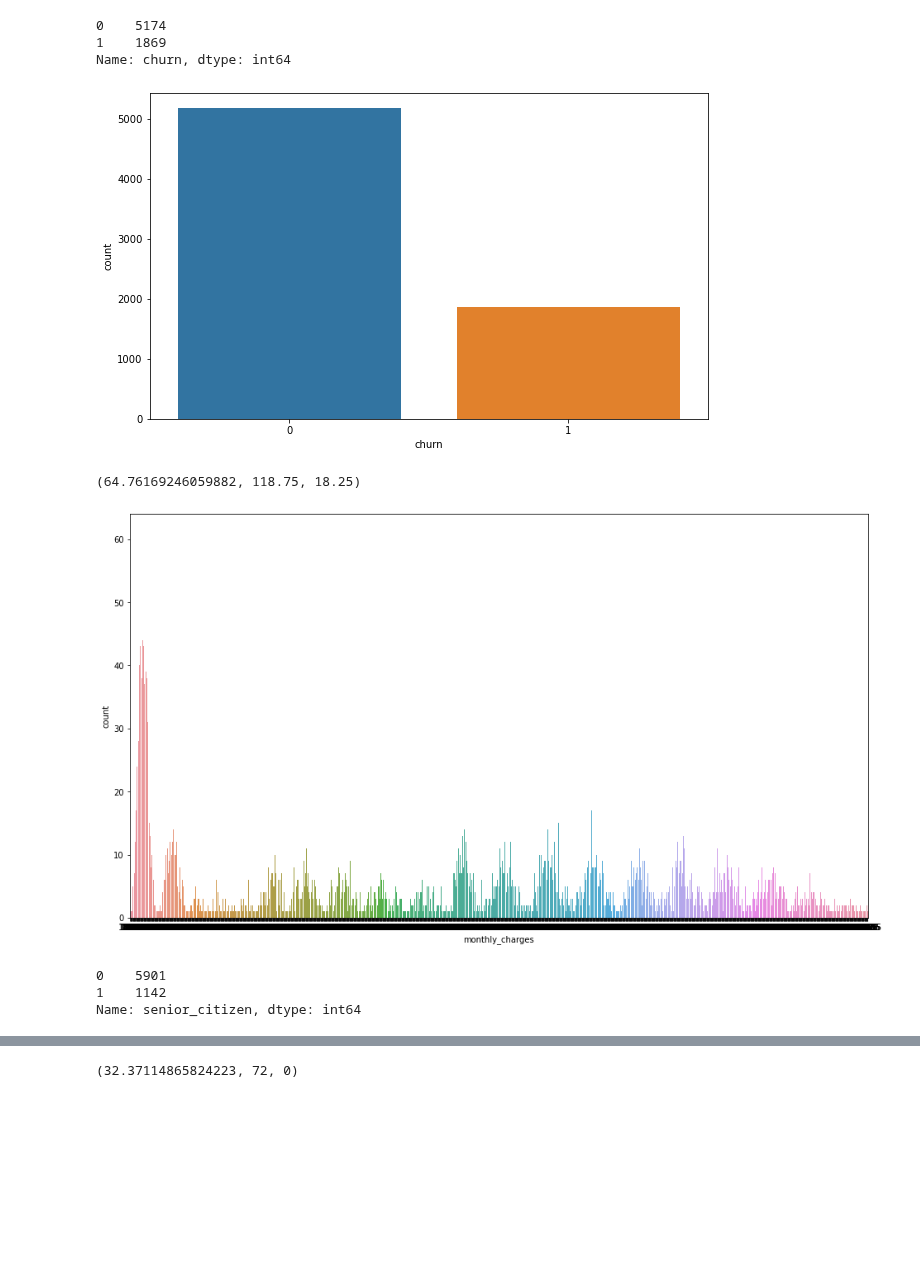
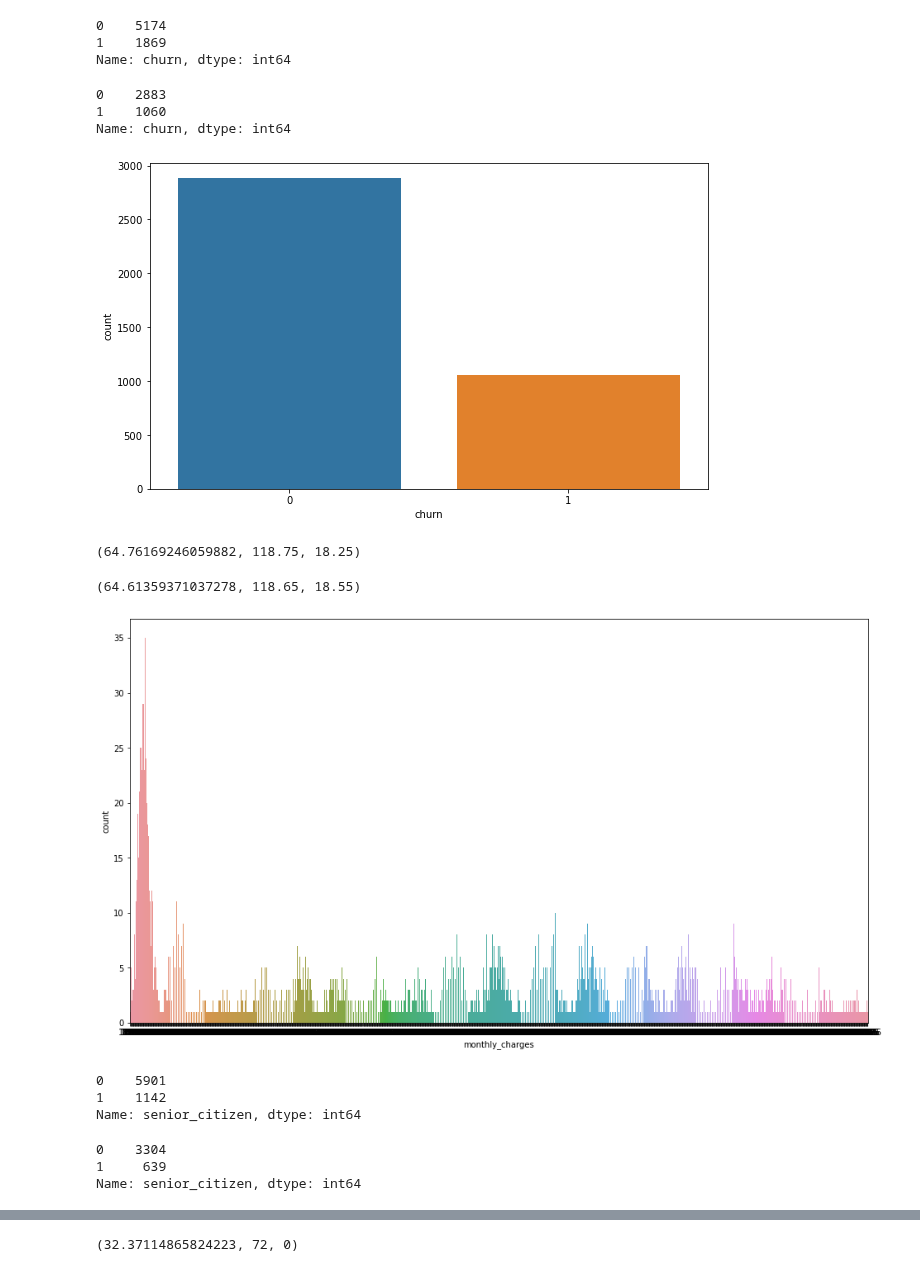
Before and after one commit to natasharivers/Classification_Projec, a Jupyter notebook: Final_Notebook.ipynb, the cells around one changed output, grey strips where cells are left out. Drawn from its saved outputs; the diff is of its cells as text; code cells hidden in the pictures; blank space fills up the shorter version.

```diff
--- a/Final_Notebook.ipynb
+++ b/Final_Notebook.ipynb
@@ -282,25 +301,39 @@ df.churn.value_counts()
 0    5174
 1    1869
 Name: churn, dtype: int64
+# %%
+#find out how many customers churn vs how many do not churn
+train.churn.value_counts()
+
+#this shows that (26.88%) of customers in the train dataset DO churn (1060 out of 3943)
+# %% [output]
+0    2883
+1    1060
+Name: churn, dtype: int64
 # %%
 #visualize churn data using a countplot
 plt.figure(figsize=(10,6))
-sns.countplot(x='churn', data=df)
+sns.countplot(x='churn', data=train)
 plt.show()
 # %% [output]
-[figure, old version]
+[figure, new version]
 # %%
 #average monthly charges, max monthly charges, min monthly charges
 df.monthly_charges.mean(), df.monthly_charges.max(), df.monthly_charges.min()
 # %% [output]
 (64.76169246059882, 118.75, 18.25)
+# %%
+#only using TRAIN data average monthly charges, max monthly charges, min monthly charges
+train.monthly_charges.mean(), train.monthly_charges.max(), train.monthly_charges.min()
+# %% [output]
+(64.61359371037278, 118.65, 18.55)
 # %%
 #visualize monthly charge data
 plt.figure(figsize=(16,9))
-sns.countplot(x='monthly_charges', data=df)
+sns.countplot(x='monthly_charges', data=train)
 plt.show()
 # %% [output]
-[figure, old version]
+[figure, new version]
 # %%
 #find out how many are senior citizens and how many are not
 df.senior_citizen.value_counts()
@@ -310,6 +343,15 @@ df.senior_citizen.value_counts()
 0    5901
 1    1142
 Name: senior_citizen, dtype: int64
+# %%
+#find out how many are senior citizens and how many are not
+train.senior_citizen.value_counts()
+
+#this shows that 16.21% of customers in the train dataset are seniors (639 out of 3943)
+# %% [output]
+0    3304
+1     639
+Name: senior_citizen, dtype: int64
 # %%
 #visualize senior_citizen data using countplot
 plt.figure(figsize=(10,6))
```
Also changed, not shown: parts of 50 cells of this notebook.
